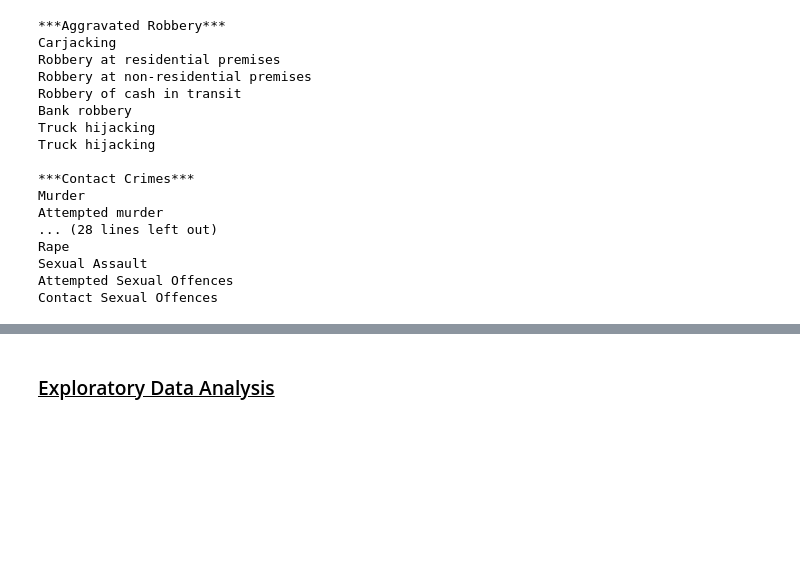
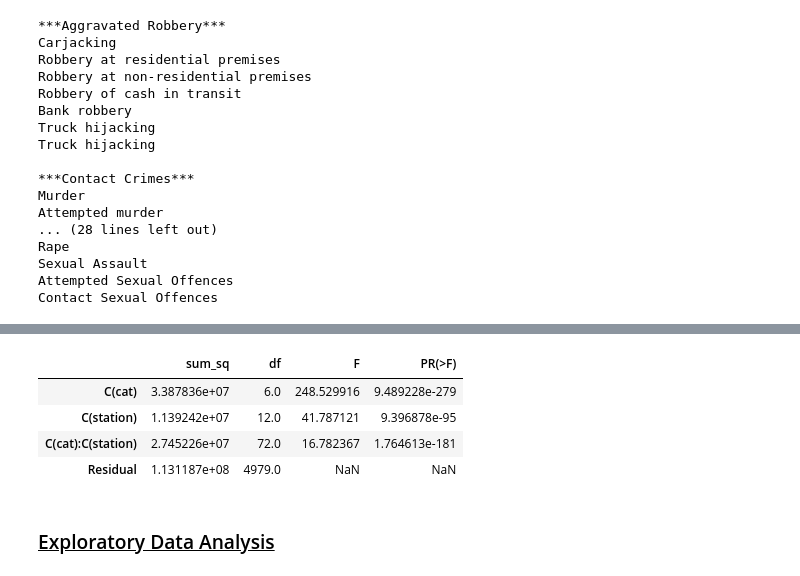
Before and after one commit to BlocknBoom123/CrimePy, a Jupyter notebook: SA/CrimePy.ipynb, the cells around one changed output, grey strips where cells are left out. Cells and saved outputs as stored; diff of their text form; code cells hidden in the pictures; blank space fills up the shorter version.

```diff
--- a/SA/CrimePy.ipynb
+++ b/SA/CrimePy.ipynb
@@ -189,10 +198,22 @@ Contact Sexual Offences
 # %%
-# #new_df = df.groupby(['Crime Category', 'Police Station'])['Crimes'].sum().reset_index()
-# model = ols('Crimes ~ C(cat) * C(station)', data=new_df, missing='drop').fit()
-# anova_table = sm.stats.anova_lm(model, typ=2)
+import statsmodels.api as sm
+from statsmodels.formula.api import ols
 
-# # Print the ANOVA table
-# anova_table
+new_df = df.copy()
+new_df.rename(columns = {'Crime Category':'cat', 'Police Station':'station'}, inplace = True)
+formula = 'Crimes ~ C(cat) * C(station)'
+#new_df = df.groupby(['Crime Category', 'Police Station'])['Crimes'].sum().reset_index()
+model = ols(formula, data=new_df).fit()
+anova_table = sm.stats.anova_lm(model, typ=2)
+
+# Print the ANOVA table
+anova_table
+# %% [output]
+|  | sum_sq | df | F | PR(>F) |
+| C(cat) | 3.387836e+07 | 6.0 | 248.529916 | 9.489228e-279 |
+| C(station) | 1.139242e+07 | 12.0 | 41.787121 | 9.396878e-95 |
+| C(cat):C(station) | 2.745226e+07 | 72.0 | 16.782367 | 1.764613e-181 |
+| Residual | 1.131187e+08 | 4979.0 | NaN | NaN |
 # %% [markdown]
 ### <u>Exploratory Data Analysis</u>
 # %% [markdown]
```
Also changed, not shown: parts of 21 cells of this notebook, 3 other files.
